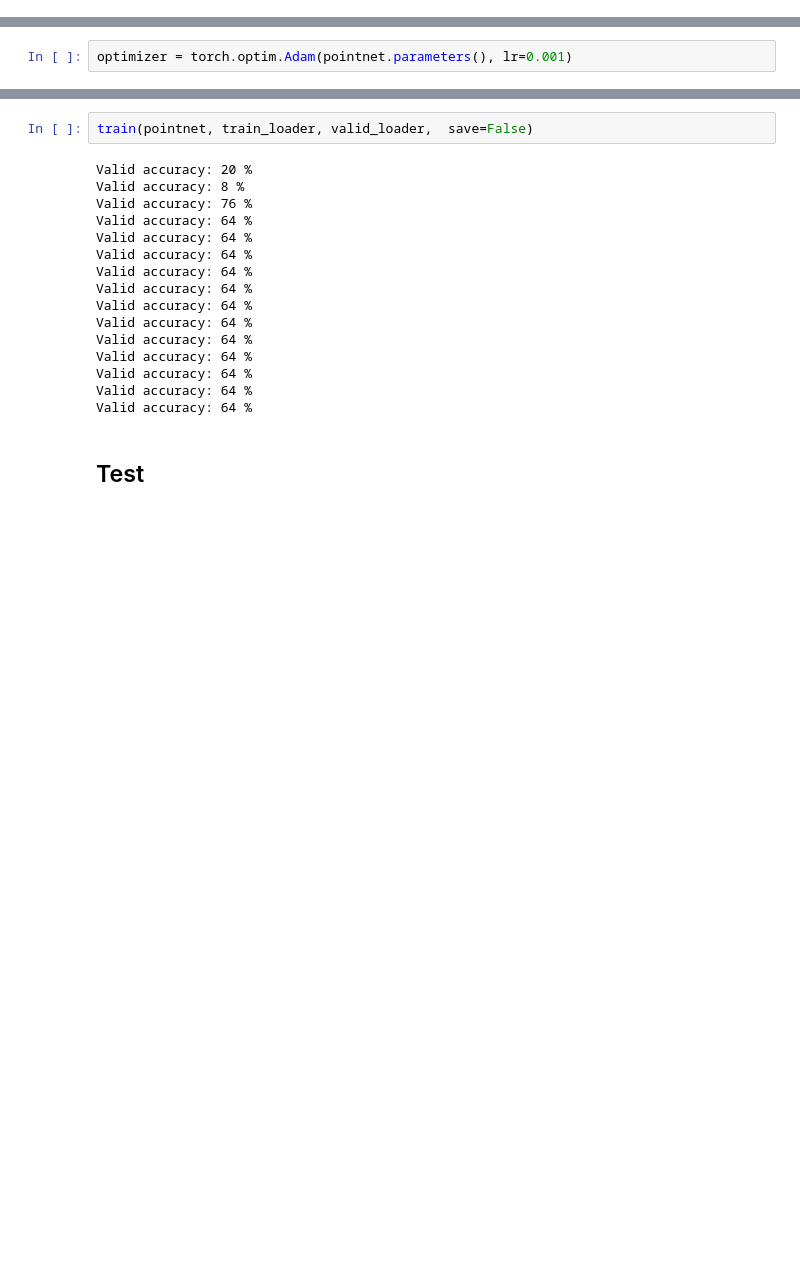
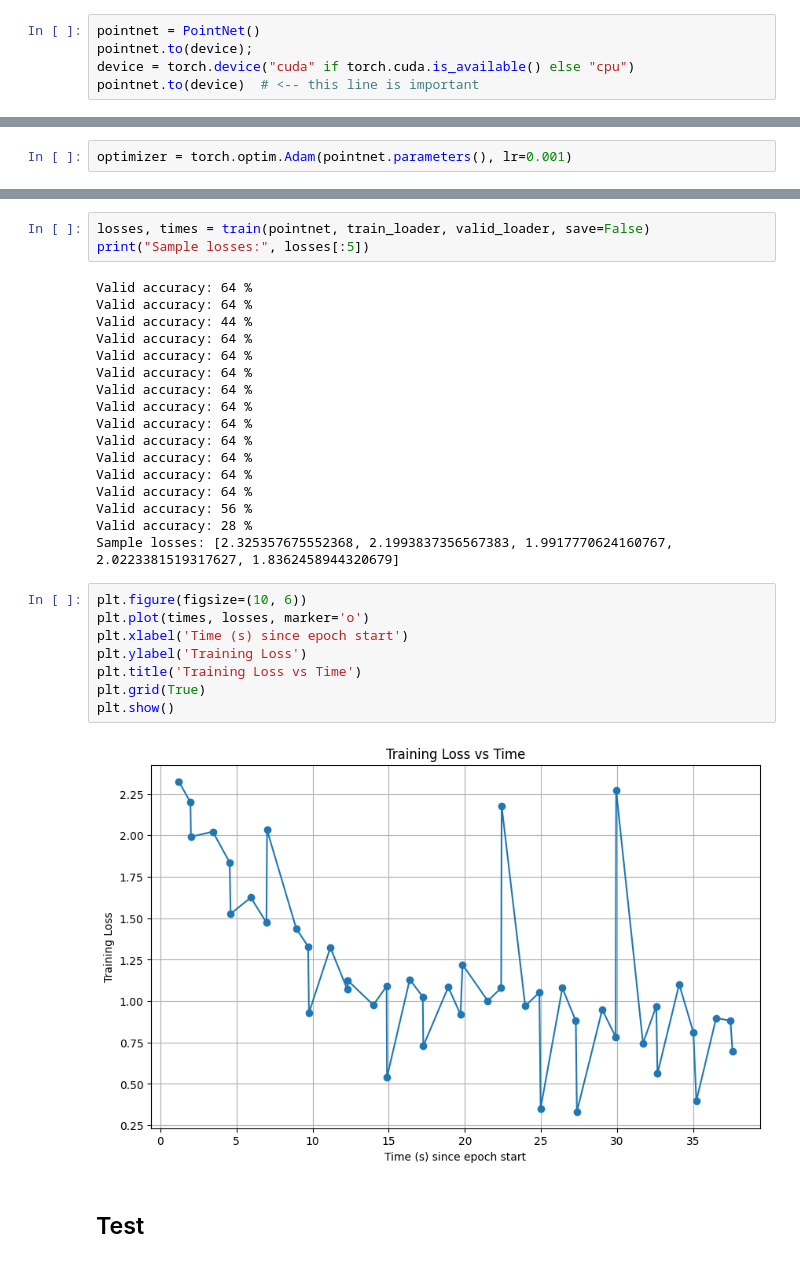
Before and after one commit to ItsShriks/RnD, a Jupyter notebook: nbs/PointNetClass.ipynb, the cells around one changed output, grey strips where cells are left out. Drawn from its saved outputs; the diff is of its cells as text; blank space fills up the shorter version.

```diff
--- a/nbs/PointNetClass.ipynb
+++ b/nbs/PointNetClass.ipynb
@@ -521,0 +519,5 @@ pointnet.to(device);
+# %%
+pointnet = PointNet()
+pointnet.to(device);
+device = torch.device("cuda" if torch.cuda.is_available() else "cpu")
+pointnet.to(device)  # <-- this line is important
@@ -565,9 +593,10 @@ def train(model, train_loader, val_loader=None,  epochs=15, save=True):
 # %%
-train(pointnet, train_loader, valid_loader,  save=False)
+losses, times = train(pointnet, train_loader, valid_loader, save=False)
+print("Sample losses:", losses[:5])
 # %% [output]
-Valid accuracy: 20 %
-Valid accuracy: 8 %
-Valid accuracy: 76 %
+Valid accuracy: 64 %
+Valid accuracy: 64 %
+Valid accuracy: 44 %
 Valid accuracy: 64 %
 Valid accuracy: 64 %
 Valid accuracy: 64 %
@@ -578,8 +607,19 @@ Valid accuracy: 64 %
 Valid accuracy: 64 %
 Valid accuracy: 64 %
 Valid accuracy: 64 %
-Valid accuracy: 64 %
-Valid accuracy: 64 %
+Valid accuracy: 56 %
+Valid accuracy: 28 %
+Sample losses: [2.325357675552368, 2.1993837356567383, 1.9917770624160767, 2.0223381519317627, 1.8362458944320679]
+# %%
+plt.figure(figsize=(10, 6))
+plt.plot(times, losses, marker='o')
+plt.xlabel('Time (s) since epoch start')
+plt.ylabel('Training Loss')
+plt.title('Training Loss vs Time')
+plt.grid(True)
+plt.show()
+# %% [output]
+[figure, added]
 # %% [markdown]
 ## Test
 # %%
```
Also changed, not shown: parts of 7 cells of this notebook, 2 other files.
